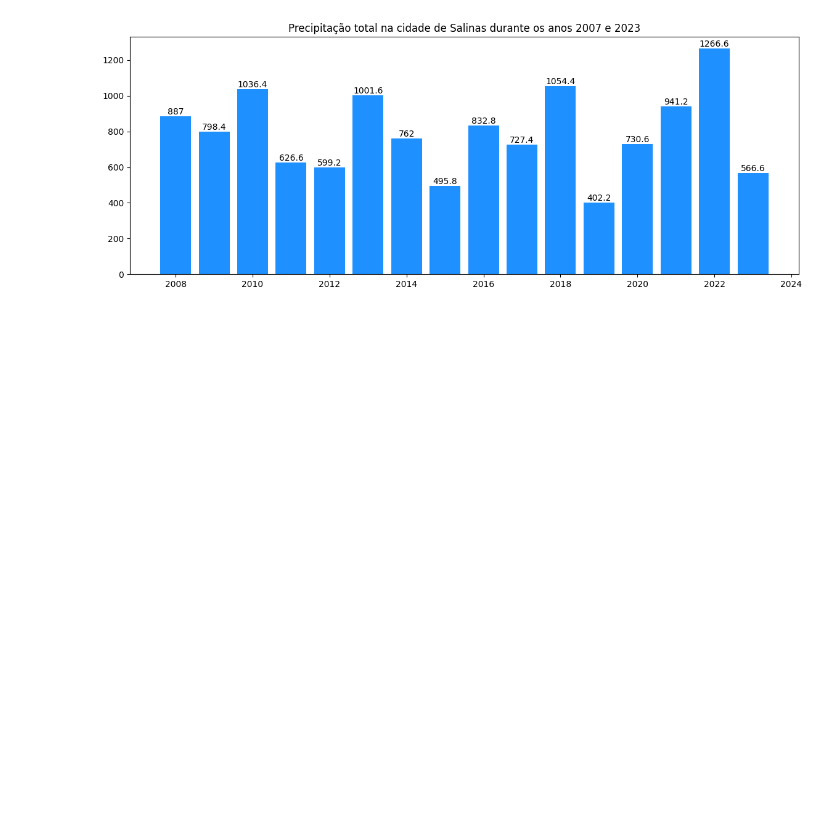
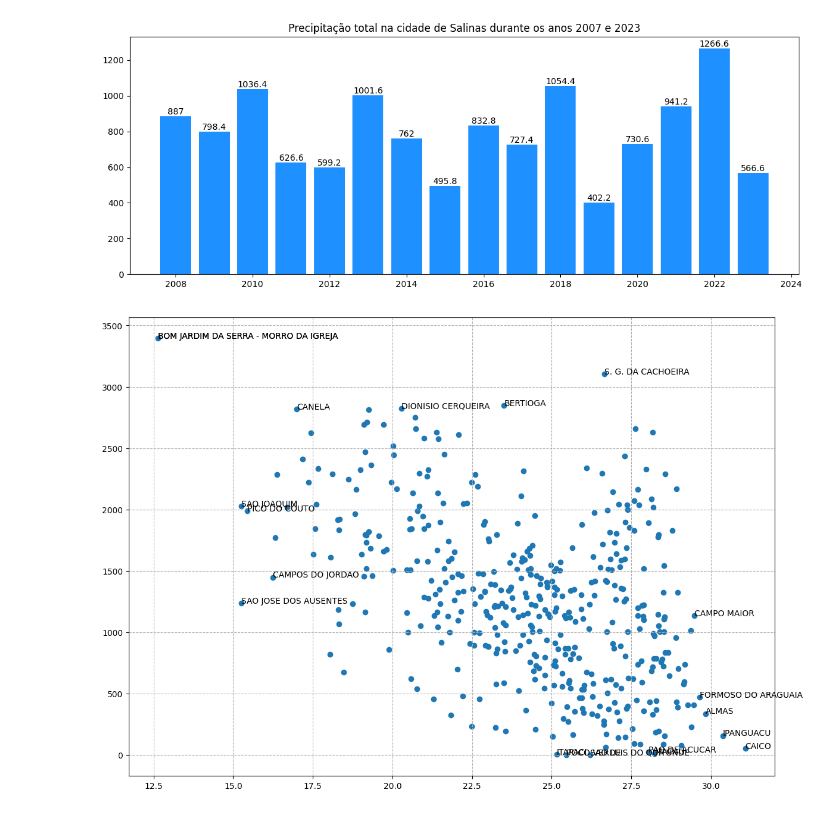
Before and after one commit to nfmmendes/INMET-data-play, a Jupyter notebook: Dados Metereológicos do INMET.ipynb, the cells around one changed output. Saved outputs shown, nothing was run; the diff lists cells and outputs as text; code cells hidden in the pictures; blank space fills up the shorter version.

Commit message:
Add scatter plot temperature/precipitation

```diff
--- a/Dados Metereológicos do INMET.ipynb
+++ b/Dados Metereológicos do INMET.ipynb
@@ -348,3 +348,39 @@ plt.show()
 8760 rows × 19 columns
 [figure]
 [figure]
+# %%
+fig, ax = plt.subplots(figsize=(14, 10))
+rows_list = []
+
+for i in range(0, len(df_files_2023)):
+    row = df_files_2023.iloc[i][['CIDADE', 'ARQUIVO']]
+
+    df_ano = read_city_file(df_files_2023.iloc[i]['ARQUIVO'], 2023)
+    if df_ano["PRECIPITAÇÃO TOTAL, HORÁRIO (mm)"].isnull().values.all():
+        continue
+
+    df_ano, clean = process_data_frame(df_ano, process_city_data)
+
+    if len(clean) < 300:
+        continue
+
+    precipitation = df_ano['Precipitacao_Total_MM'].sum()
+    avg_temp = df_ano['Temperatura_Maxima'].mean()
+    rows_list.append([row['CIDADE'], precipitation, avg_temp])
+
+df_precipitation_avg_max_temp = pd.DataFrame(columns=['CIDADE', 'PRECIPITACAO', 'MEDIA MAX-TEMPERATURA'], data= rows_list)
+ax.scatter(df_precipitation_avg_max_temp['MEDIA MAX-TEMPERATURA'],\
+           df_precipitation_avg_max_temp['PRECIPITACAO'])
+ax.grid(linestyle = '--')
+
+## ESSE CODIGO DEVE SER MELHORADO POSTERIORMENTE
+for index, row in df_precipitation_avg_max_temp.sort_values(by='PRECIPITACAO')[0:5].iterrows():
+    ax.annotate(row['CIDADE'], (row['MEDIA MAX-TEMPERATURA'], row['PRECIPITACAO']))
+for index, row in df_precipitation_avg_max_temp.sort_values(by='PRECIPITACAO')[-5:].iterrows():
+    ax.annotate(row['CIDADE'], (row['MEDIA MAX-TEMPERATURA'], row['PRECIPITACAO']))
+for index, row in df_precipitation_avg_max_temp.sort_values(by='MEDIA MAX-TEMPERATURA')[0:5].iterrows():
+    ax.annotate(row['CIDADE'], (row['MEDIA MAX-TEMPERATURA'], row['PRECIPITACAO']))
+for index, row in df_precipitation_avg_max_temp.sort_values(by='MEDIA MAX-TEMPERATURA')[-5:].iterrows():
+    ax.annotate(row['CIDADE'], (row['MEDIA MAX-TEMPERATURA'], row['PRECIPITACAO']))
+# %% [output]
+[figure, added]
```
Also changed, not shown: parts of 2 cells of this notebook.
